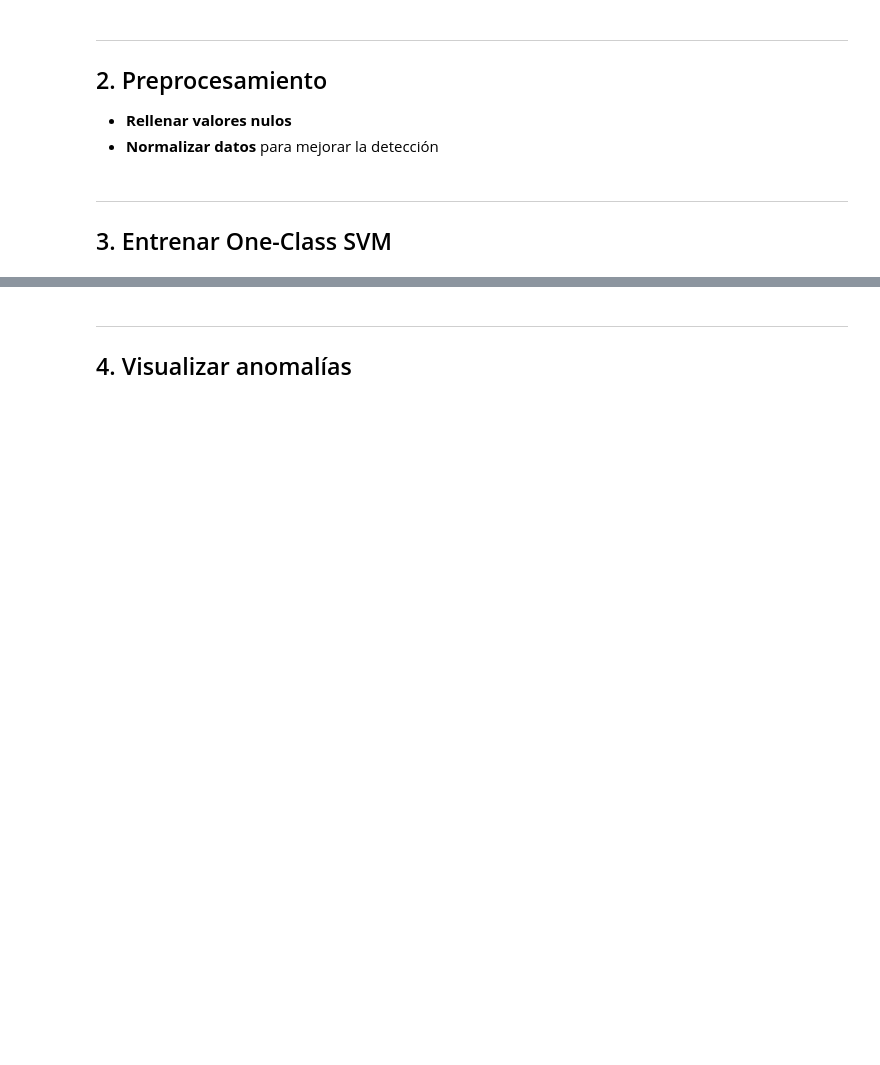
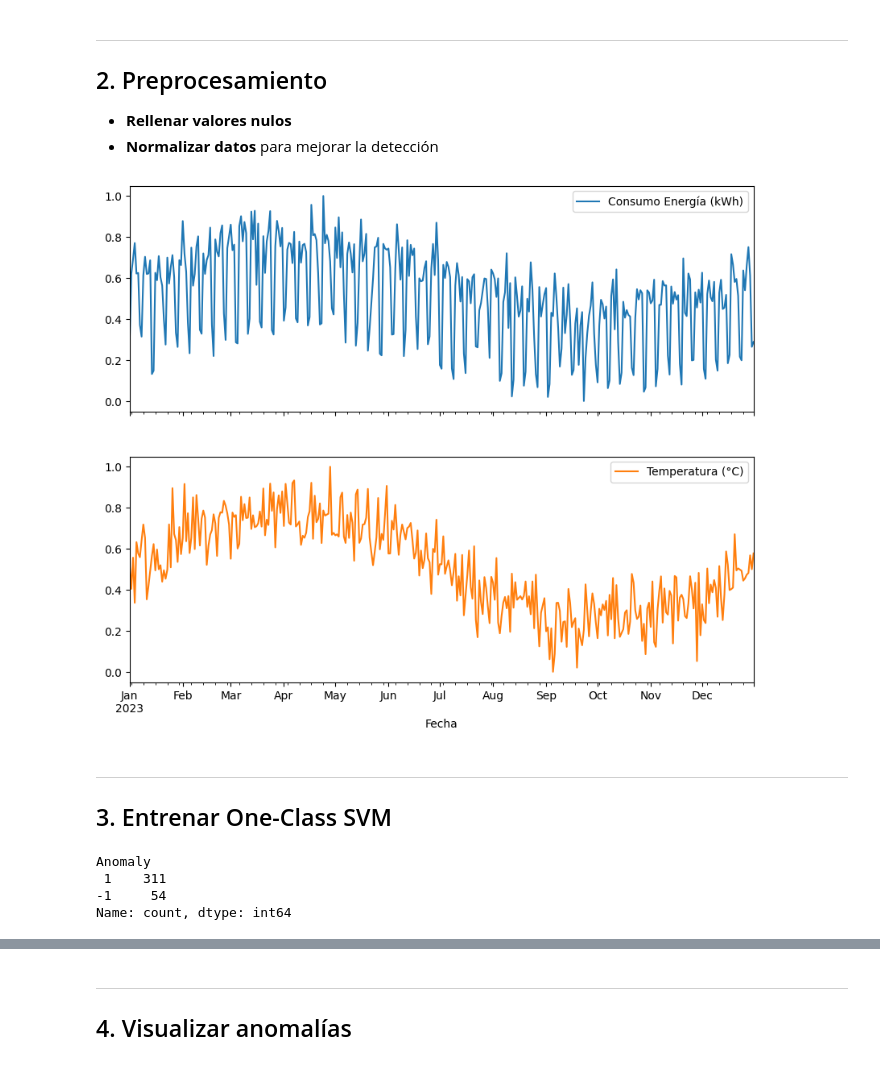
Before and after one commit to jorgballesteros/ibbi, a Jupyter notebook: M4. Detección de Anomalías en Series Temporales/materiales/m4_e8_one_class_svm.ipynb, the cells around one changed output, grey strips where cells are left out. Cells and saved outputs as stored; diff of their text form; code cells hidden in the pictures; blank space fills up the shorter version.

```diff
--- a/M4. Detección de Anomalías en Series Temporales/materiales/m4_e8_one_class_svm.ipynb
+++ b/M4. Detección de Anomalías en Series Temporales/materiales/m4_e8_one_class_svm.ipynb
@@ -48,19 +76,33 @@ df.interpolate(inplace=True)
 
 # Normalización Min-Max
 df_normalized = (df - df.min()) / (df.max() - df.min())
+
+# Eliminamos series con baja correlación
+df_normalized = df_normalized[['Consumo Energía (kWh)','Temperatura (°C)']]
+# %%
+# Visualizar las variables clave
+df_normalized.plot(subplots=True, figsize=(10, 8))
+plt.show()
+# %% [output]
+[figure, added]
 # %% [markdown]
 ---
 
 ## 3. Entrenar One-Class SVM
 # %%
 # Inicializar modelo One-Class SVM
-model = OneClassSVM(kernel="rbf", gamma=0.1, nu=0.05)
+model = OneClassSVM(kernel="rbf", gamma=0.1, nu=0.15)
 
 # Entrenar el modelo y predecir anomalías
-df["Anomaly"] = model.fit_predict(df_normalized)
+df["Anomaly"] = model.fit_predict(df_normalized[['Consumo Energía (kWh)','Temperatura (°C)']])
 
 # Mostrar conteo de anomalías detectadas
 print(df["Anomaly"].value_counts())
+# %% [output]
+Anomaly
+ 1    311
+-1     54
+Name: count, dtype: int64
 # %%
 # Contar el número total de anomalías detectadas
 num_anomalies = (df["Anomaly"] == -1).sum()
```
Also changed, not shown: parts of 8 cells of this notebook, 7 other files.
